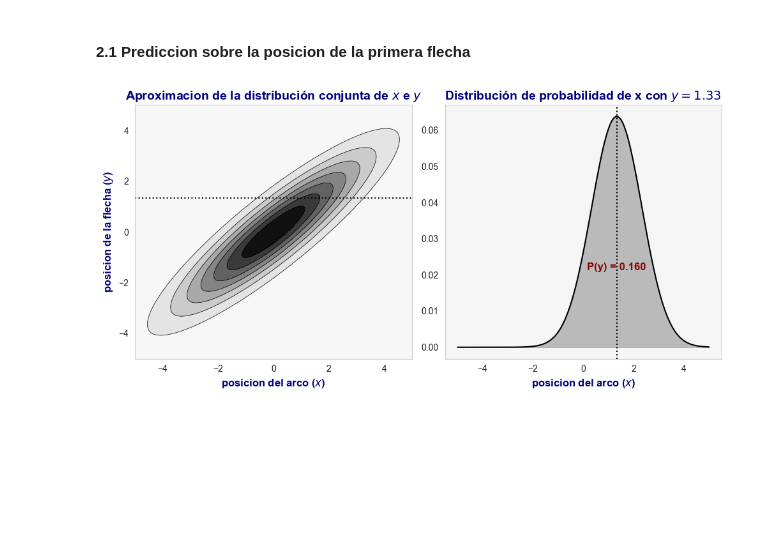
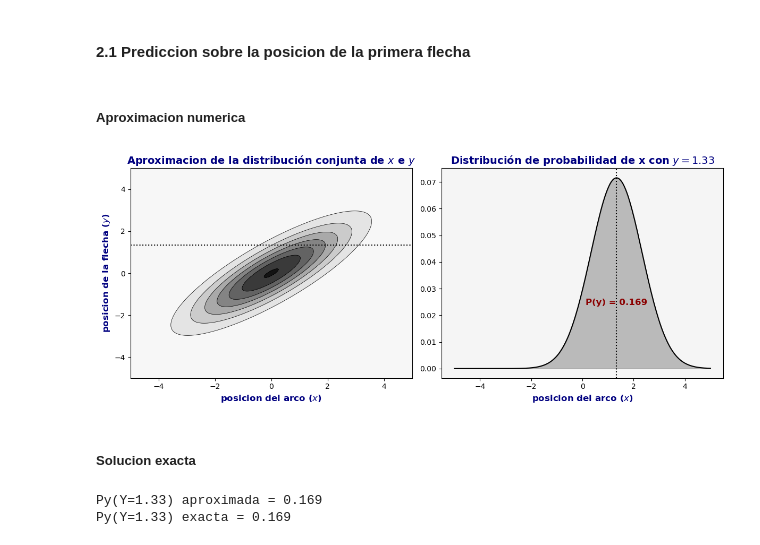
Before and after one commit to DamianPiuselli/Inferencia-Bayesiana-Causal, a Jupyter notebook: practica2/practica2.ipynb, the cells around one changed output. Cells and saved outputs as stored; diff of their text form; code cells hidden in the pictures; blank space fills up the shorter version.

```diff
--- a/practica2/practica2.ipynb
+++ b/practica2/practica2.ipynb
@@ -8,3 +9,23 @@ import seaborn as sns
+# %%
+plt.rcParams.update(
+    {
+        "grid.color": "gray",
+        "grid.linestyle": "--",
+        "grid.alpha": 0.7,
+        "axes.facecolor": "whitesmoke",
+        "axes.labelsize": 12,
+        "axes.labelweight": "bold",
+        "axes.labelcolor": "navy",
+        "axes.titlesize": 14,
+        "axes.titleweight": "bold",
+        "axes.titlecolor": "navy",
+        "xtick.color": "black",
+        "ytick.color": "black",
+        "legend.fontsize": 10,
+        "legend.frameon": False,
+        "figure.autolayout": True,
+    }
+)
 # %% [markdown]
 ### Problema 1 ¿en que negocio conviene comprar?
 # %%
@@ -119,14 +144,13 @@ Posicion de la flecha: $$P(y_i|x) = N(y_i|x,\beta^2)$$
 Prior sobre la posicion del arco: $$P(x) = N(x|\mu,\sigma^2)$$
 # %% [markdown]
 #### 2.1 Prediccion sobre la posicion de la primera flecha
+# %% [markdown]
+##### Aproximacion numerica
 # %%
-## aproximacion numerica de P(y)
-
-
 # Prior sobre x
 def Px(x):
     mu = 0
-    sigma = 2
+    sigma = 1.5
     return st.norm.pdf(x, mu, sigma)
 
 
@@ -147,7 +171,7 @@ def aproximacion_Py(range):
 range = np.linspace(-5, 5, 200)
 Z = aproximacion_Py(range)
 
-fig, ax = plt.subplots(1, 2, figsize=(10, 5))
+fig, ax = plt.subplots(1, 2, figsize=(12, 5))
 
 ### Distribucion conjunta aproximada
 
@@ -187,34 +211,48 @@ ax[1].set_xlabel(
 
 ax[1].set_title(
     f"Distribución de probabilidad de x con $y={y_val}$",
     fontsize=14,
     fontweight="bold",
     color="navy",
 )
 
 # integrar area bajo al curva
-
-integral = np.trapezoid(Z_at_y_val, range)
+integral, _ = quad(lambda x: Py_x(y_val, x) * Px(x), -5, 5)
 
 
 ax[1].text(
     y_val,
     max(Z_at_y_val) / 3,
     f"P(y) = {integral:.3f}",
     fontsize=12,
     fontweight="bold",
     color="darkred",
     ha="center",
 )
 
 ax[1].axvline(x=y_val, color="black", linestyle="dotted")
 
 
 ax[0].grid(False)
 ax[1].grid(False)
 ax[0].set_facecolor("whitesmoke")
 ax[1].set_facecolor("whitesmoke")
-
 plt.tight_layout()
 # %% [output]
-[figure, old version]
+[figure, new version]
+# %% [markdown]
+##### Solucion exacta
+# %%
+def Py(y):
+    mu = 0
+    sigma = 1.5
+    beta = 1
+
+    return st.norm.pdf(y, mu, np.sqrt(sigma**2 + beta**2))
+
+
+print(f"Py(Y={y_val}) aproximada = {integral:.3f}")
+print(f"Py(Y={y_val}) exacta = {Py(y_val):.3f}")
+# %% [output]
+Py(Y=1.33) aproximada = 0.169
+Py(Y=1.33) exacta = 0.169
```
Also changed, not shown: parts of 8 cells of this notebook.
